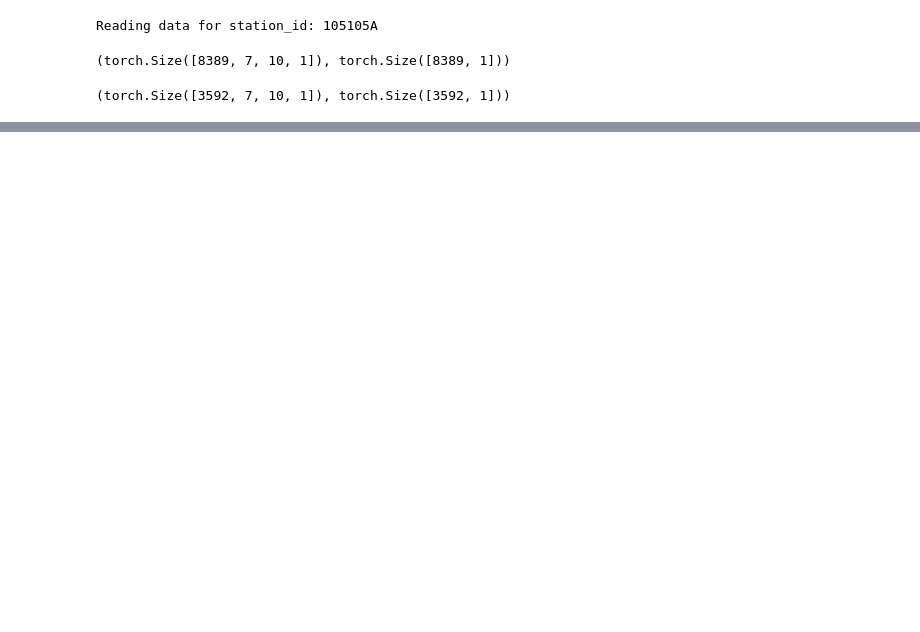
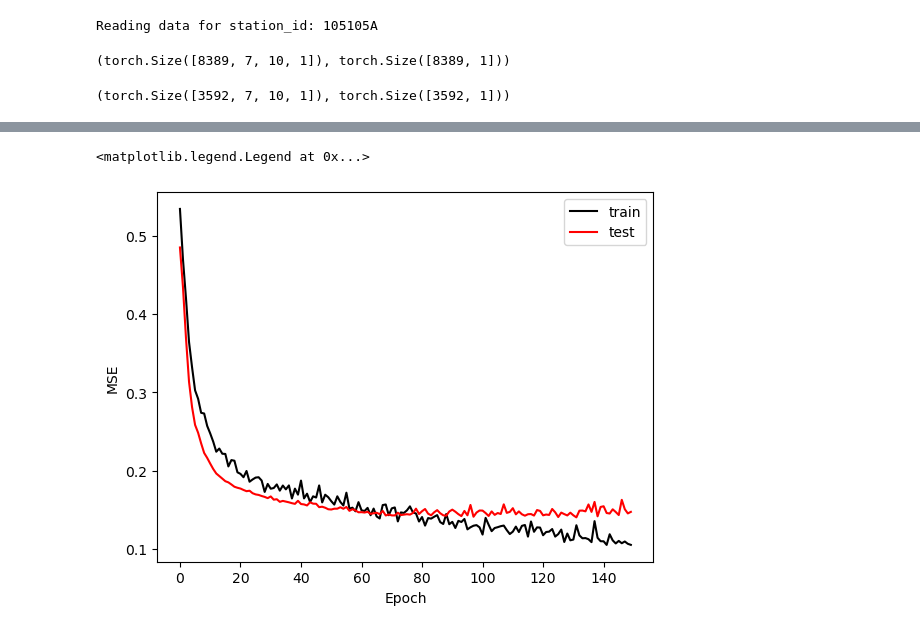
Before and after one commit to arpit-kapoor/hybrid-gr4j, a Jupyter notebook: notebooks/modelling/hgr4j_cnn_flax.ipynb, the cells around one changed output, grey strips where cells are left out. Cells and saved outputs as stored; diff of their text form; code cells hidden in the pictures; blank space fills up the shorter version.

```diff
--- a/notebooks/modelling/hgr4j_cnn_flax.ipynb
+++ b/notebooks/modelling/hgr4j_cnn_flax.ipynb
@@ -205,6 +209,18 @@ for epoch in pbar:
 
     if early_stopper.early_stop(metrics_history['test_loss'][-1]):
         break
+# %%
+train_loss = jnp.array(metrics_history['train_loss'])
+test_loss = jnp.array(metrics_history['test_loss'])
+
+plt.plot(train_loss, color='black', label='train')
+plt.plot(test_loss, color='red', label='test')
+plt.xlabel('Epoch')
+plt.ylabel('MSE')
+plt.legend()
+# %% [output]
+<matplotlib.legend.Legend at 0x...>
+[figure, added]
 # %%
 def evaluate_preds(model, state, ds, batch_size, x_scaler=None, y_scaler=None):
     # Evaluate on train data
```
Also changed, not shown: parts of 8 cells of this notebook, 8 other files.
